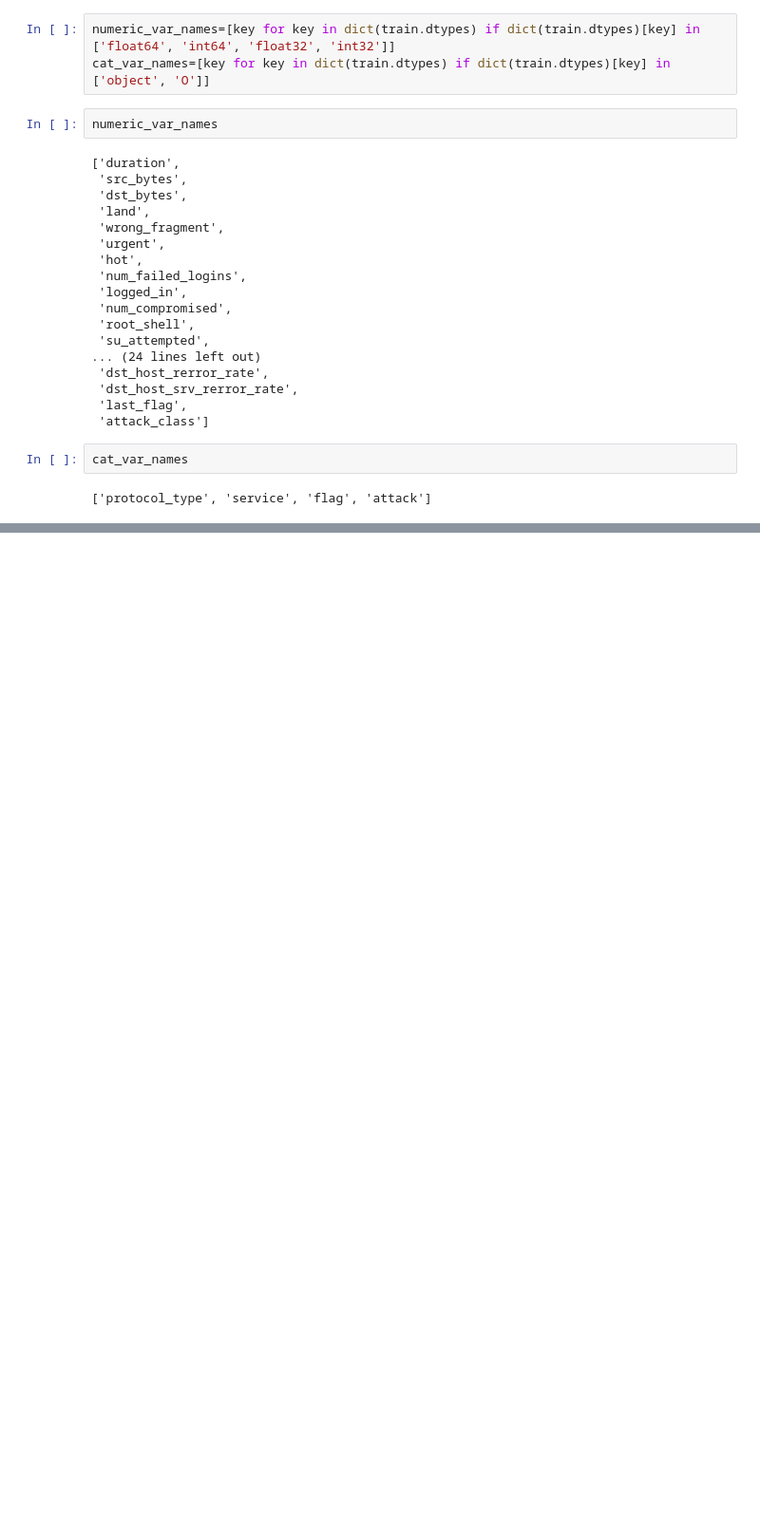
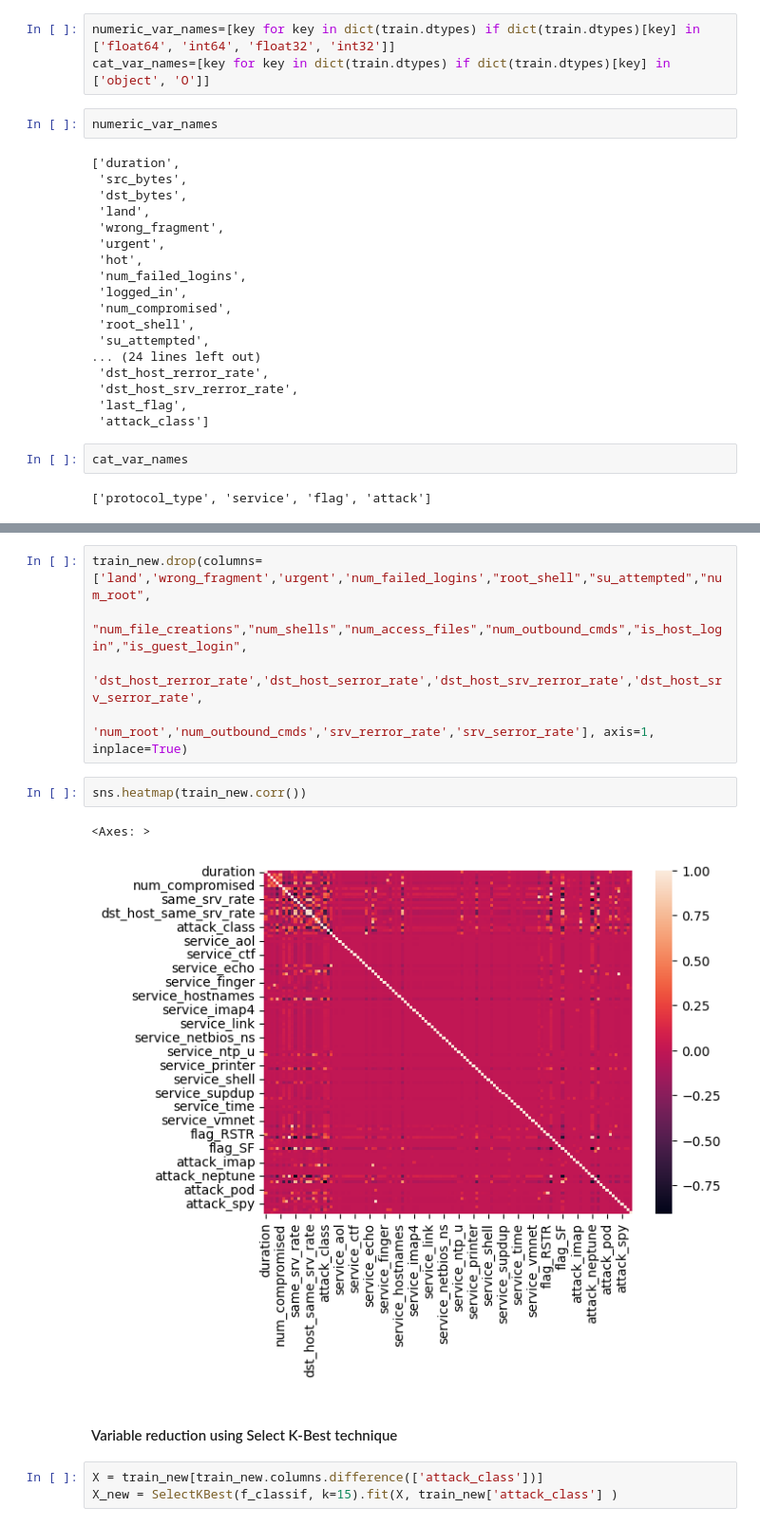
Before and after one commit to vansh412f/Enhanced_NIDS_prod, a Jupyter notebook: NIDS.ipynb, the cells around one changed output, grey strips where cells are left out. Shown at 95% size. Cells and saved outputs as stored; diff of their text form; blank space fills up the shorter version.

```diff
--- a/NIDS.ipynb
+++ b/NIDS.ipynb
@@ -279,0 +486,15 @@ cat_var_names
+# %%
+train_new.drop(columns=['land','wrong_fragment','urgent','num_failed_logins',"root_shell","su_attempted","num_root",
+                        "num_file_creations","num_shells","num_access_files","num_outbound_cmds","is_host_login","is_guest_login",
+                        'dst_host_rerror_rate','dst_host_serror_rate','dst_host_srv_rerror_rate','dst_host_srv_serror_rate',
+                        'num_root','num_outbound_cmds','srv_rerror_rate','srv_serror_rate'], axis=1, inplace=True)
+# %%
+sns.heatmap(train_new.corr())
+# %% [output]
+<Axes: >
+[figure, added]
+# %% [markdown]
+#### Variable reduction using Select K-Best technique
+# %%
+X = train_new[train_new.columns.difference(['attack_class'])]
+X_new = SelectKBest(f_classif, k=15).fit(X, train_new['attack_class'] )
```
Also changed, not shown: parts of 80 cells of this notebook, 3 other files.
